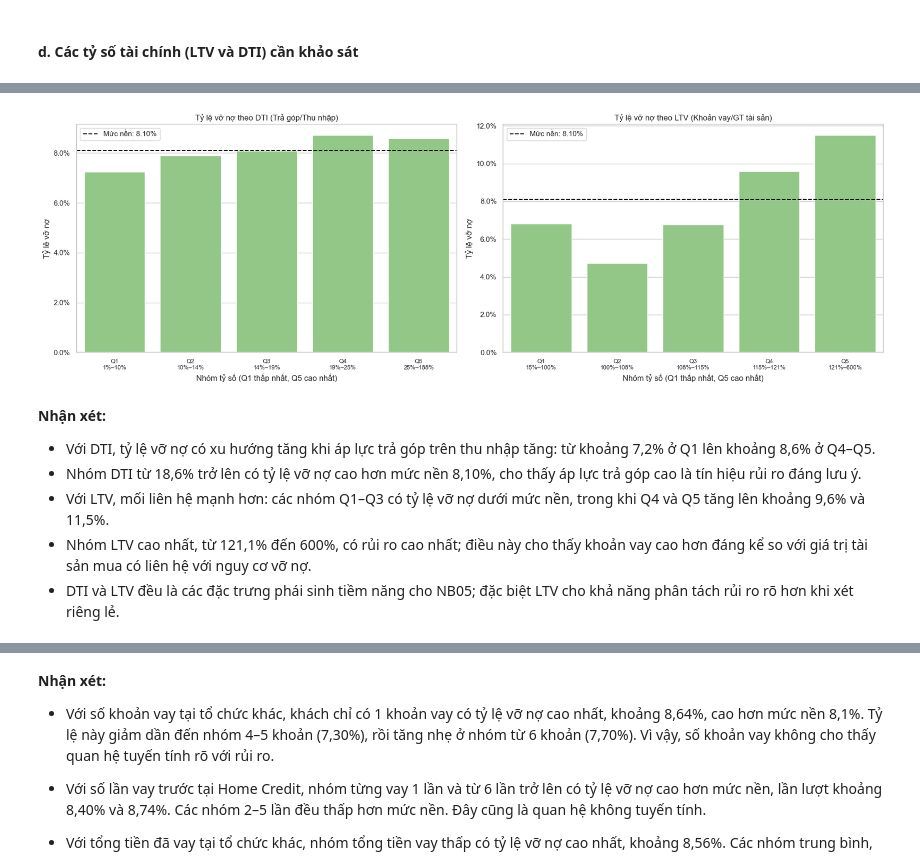
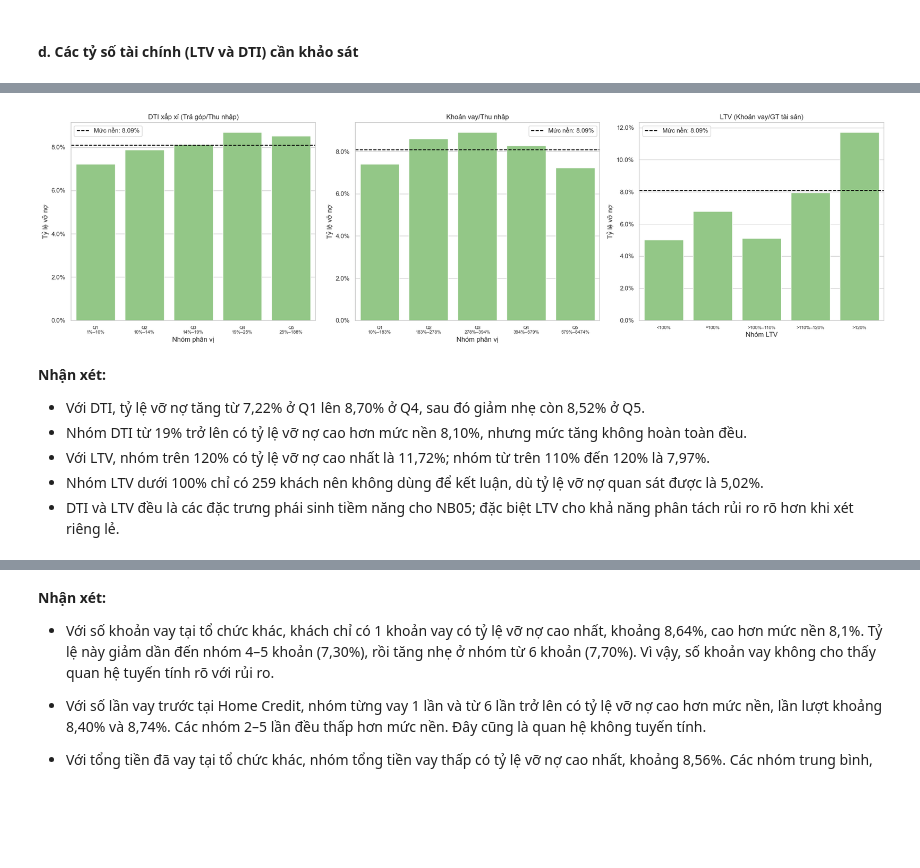
Before and after one commit to thanhhung9720001-collab/credit-risk-classifier, a Jupyter notebook: notebooks/04_eda_visualization.ipynb, the cells around one changed output, grey strips where cells are left out. Saved outputs shown, nothing was run; the diff lists cells and outputs as text; code cells hidden in the pictures; blank space fills up the shorter version.

```diff
--- a/notebooks/04_eda_visualization.ipynb
+++ b/notebooks/04_eda_visualization.ipynb
@@ -740,7 +773,7 @@ ten_nhom = ['Rất thấp', 'Thấp', 'Trung bình', 'Cao', 'Rất cao']
 
 def tao_nhom_phan_vi(du_lieu, ten_cot):
     """
-    Chia một cột số thành 5 nhóm có quy mô gần tương đương.
+    Chia một cột số theo 5 phân vị; giá trị trùng tại mốc có thể làm quy mô nhóm lệch nhau.
     Nhãn nhóm hiển thị cả mức độ và khoảng giá trị thực tế.
     """
 
@@ -841,26 +874,32 @@ plt.show()
 - Nhóm tài sản có giá trị rất cao có tỷ lệ vỡ nợ thấp nhất, khoảng 5,7%; tương tự, nhóm khoản vay rất cao cũng có rủi ro thấp hơn đáng kể.
 - Khoản vay và giá trị tài sản mua có thể là tín hiệu hữu ích, nhưng cần xét thêm tỷ lệ khoản vay trên giá trị tài sản (LTV) ở bước tiếp theo thay vì chỉ dùng các giá trị tuyệt đối.
 # %%
-# Đoạn code này dùng để vẽ biểu đồ phân tán kiểm tra mối quan hệ giữa:
-## - Trục X: giá trị tài sản khách hàng mua (amt_goods_price)
-## - Trục Y: khoản vay được cấp (amt_credit)
-
-# Chỉ giữ hai cột cần dùng và loại các dòng thiếu dữ liệu.
+# Kiểm tra mối liên hệ giữa giá trị tài sản mua và khoản vay được cấp.
 du_lieu_ve = df[['amt_credit', 'amt_goods_price']].dropna()
 
-# Lấy ngẫu nhiên tối đa 20.000 khách hàng để biểu đồ phân tán dễ quan sát.
-# Nếu dữ liệu có ít hơn 20.000 dòng thì lấy toàn bộ dữ liệu hiện có.
-# random_state=42 giúp mỗi lần chạy đều lấy cùng một mẫu.
+# Tính tương quan trên toàn bộ dữ liệu hợp lệ.
+tuong_quan_pearson = du_lieu_ve['amt_goods_price'].corr(du_lieu_ve['amt_credit'], method='pearson')
+tuong_quan_spearman = du_lieu_ve['amt_goods_price'].corr(du_lieu_ve['amt_credit'], method='spearman')
+display(pd.DataFrame({
+    'Chỉ số': ['Pearson', 'Spearman'],
+    'Hệ số tương quan': [tuong_quan_pearson, tuong_quan_spearman]
+}).style.format({'Hệ số tương quan': '{:.3f}'}))
+
+# Lấy mẫu cố định tối đa 20.000 khách hàng để biểu đồ dễ quan sát.
 mau_khoan_vay = du_lieu_ve.sample(
     n=min(20000, len(du_lieu_ve)),
     random_state=42
 )
+
 ax = sns.scatterplot(data=mau_khoan_vay, x='amt_goods_price', y='amt_credit', alpha=0.15, s=12, color='#4E79A7')
-ax.set_title('Mối quan hệ giữa giá trị tài sản mua và khoản vay')
-ax.set_xlabel('Giá trị tài sản mua')
+gioi_han = max(ax.get_xlim()[1], ax.get_ylim()[1])
+ax.plot([0, gioi_han], [0, gioi_han], color='black', linestyle='--', linewidth=1.2, label='Khoản vay = giá trị tài sản')
+ax.set_title('Mối liên hệ giữa giá trị tài sản mua và khoản vay (mẫu 20.000 khách)')
+ax.set_xlabel('Giá trị tài sản mua (đơn vị dữ liệu)')
 ax.set_ylabel('Khoản vay (đơn vị dữ liệu)')
 ax.xaxis.set_major_formatter(ticker.FuncFormatter(lambda gia_tri, _: f'{gia_tri:,.0f}'.replace(',', '.')))
 ax.yaxis.set_major_formatter(ticker.FuncFormatter(lambda gia_tri, _: f'{gia_tri:,.0f}'.replace(',', '.')))
+ax.legend()
 plt.tight_layout()
 plt.show()
 # %% [output]
@@ -995,24 +1080,30 @@ display(tom_tat_ltv.style.format({'ty_le_vo_no': '{:.2%}'}))
 # %%
-# So sánh tỷ lệ vỡ nợ theo từng nhóm DTI và LTV.
-fig, axes = plt.subplots(1, 2, figsize=(18, 6))
-for ax, du_lieu, cot, tieu_de in [(axes[0], tom_tat_dti, 'nhom_dti', 'Tỷ lệ vỡ nợ theo DTI (Trả góp/Thu nhập)'), (axes[1], tom_tat_ltv, 'nhom_ltv', 'Tỷ lệ vỡ nợ theo LTV (Khoản vay/GT tài sản)')]:
+# So sánh tỷ lệ vỡ nợ theo ba tỷ số tài chính.
+fig, axes = plt.subplots(1, 3, figsize=(21, 6))
+cac_bieu_do = [
+    (axes[0], tom_tat_dti, 'nhom_dti', 'DTI xấp xỉ (Trả góp/Thu nhập)', 'Nhóm phân vị'),
+    (axes[1], tom_tat_credit_to_income, 'nhom_credit_to_income', 'Khoản vay/Thu nhập', 'Nhóm phân vị'),
+    (axes[2], tom_tat_ltv, 'nhom_ltv', 'LTV (Khoản vay/GT tài sản)', 'Nhóm LTV')
+]
+
+for ax, du_lieu, cot, tieu_de, nhan_truc_x in cac_bieu_do:
     sns.barplot(data=du_lieu, x=cot, y='ty_le_vo_no', color='#8CD17D', ax=ax)
     ax.axhline(ty_le_no_xau_nen, color='black', linestyle='--', label=f'Mức nền: {ty_le_no_xau_nen:.2%}')
     ax.set_title(tieu_de)
-    ax.set_xlabel('Nhóm tỷ số (Q1 thấp nhất, Q5 cao nhất)')
+    ax.set_xlabel(nhan_truc_x)
     ax.set_ylabel('Tỷ lệ vỡ nợ')
     ax.yaxis.set_major_formatter(ticker.PercentFormatter(1))
-    ax.tick_params(axis='x', labelsize=9)
+    ax.tick_params(axis='x', labelsize=8)
     ax.legend()
 plt.tight_layout()
 plt.show()
 # %% [output]
-[figure, old version]
+[figure, new version]
 # %% [markdown]
 **Nhận xét:**
-- Với DTI, tỷ lệ vỡ nợ có xu hướng tăng khi áp lực trả góp trên thu nhập tăng: từ khoảng 7,2% ở Q1 lên khoảng 8,6% ở Q4–Q5.
-- Nhóm DTI từ 18,6% trở lên có tỷ lệ vỡ nợ cao hơn mức nền 8,10%, cho thấy áp lực trả góp cao là tín hiệu rủi ro đáng lưu ý.
-- Với LTV, mối liên hệ mạnh hơn: các nhóm Q1–Q3 có tỷ lệ vỡ nợ dưới mức nền, trong khi Q4 và Q5 tăng lên khoảng 9,6% và 11,5%.
-- Nhóm LTV cao nhất, từ 121,1% đến 600%, có rủi ro cao nhất; điều này cho thấy khoản vay cao hơn đáng kể so với giá trị tài sản mua có liên hệ với nguy cơ vỡ nợ.
+- Với DTI, tỷ lệ vỡ nợ tăng từ 7,22% ở Q1 lên 8,70% ở Q4, sau đó giảm nhẹ còn 8,52% ở Q5.
+- Nhóm DTI từ 19% trở lên có tỷ lệ vỡ nợ cao hơn mức nền 8,10%, nhưng mức tăng không hoàn toàn đều.
+- Với LTV, nhóm trên 120% có tỷ lệ vỡ nợ cao nhất là 11,72%; nhóm từ trên 110% đến 120% là 7,97%.
+- Nhóm LTV dưới 100% chỉ có 259 khách nên không dùng để kết luận, dù tỷ lệ vỡ nợ quan sát được là 5,02%.
 - DTI và LTV đều là các đặc trưng phái sinh tiềm năng cho NB05; đặc biệt LTV cho khả năng phân tách rủi ro rõ hơn khi xét riêng lẻ.
 # %%
```
Also changed, not shown: parts of 140 cells of this notebook, 1 other file.
